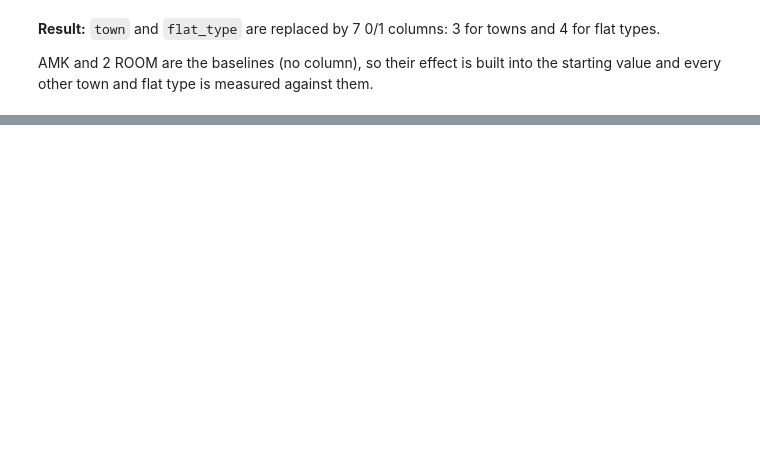
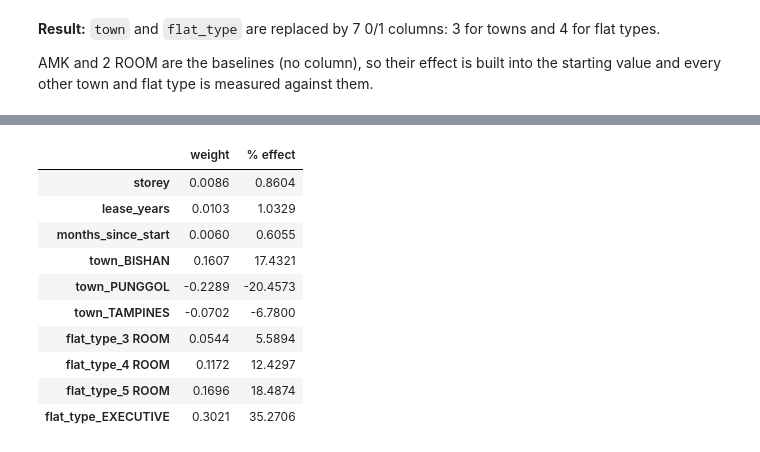
Before and after one commit to philbert-wong/WAD-G8-Group-7-project, a Jupyter notebook: prep/priceRegression.ipynb, the cells around one changed output, grey strips where cells are left out. Drawn from its saved outputs; the diff is of its cells as text; code cells hidden in the pictures; blank space fills up the shorter version.

```diff
--- a/prep/priceRegression.ipynb
+++ b/prep/priceRegression.ipynb
@@ -627,0 +705,14 @@ AMK and 2 ROOM are the baselines (no column), so their effect is built into the
+# %%
+#4. Train/Test Split
+
+#the 11 features
+FEATURES = ["storey", "lease_years", "months_since_start", "log_area"] + new_columns
+
+X = df[FEATURES]
+y = df["log_price"]
+
+X_train, X_test, y_train, y_test = train_test_split(X, y, test_size=0.2 , random_state=42)
+
+print("Features:", len(FEATURES))
+print("Train:", X_train.shape)
+print("Test: ", X_test.shape)
@@ -627,0 +745,10 @@ AMK and 2 ROOM are the baselines (no column), so their effect is built into the
+# %%
+#5. Fit the model on the training set only
+
+model = LinearRegression()
+model.fit(X_train, y_train)
+
+#the learnt numbers: 1 intercept + 11 weights (same order as FEATURES)
+print("Intercept:", round(model.intercept_, 3)) #model.intercept_ is the starting value the model learned
+weights = pd.Series(model.coef_, index=FEATURES) #pairs each number with its name
+weights.round(4)
@@ -627,0 +889,20 @@ AMK and 2 ROOM are the baselines (no column), so their effect is built into the
+# %%
+#7a. turn each weight into a % effect except log_area
+
+other_weights = weights.drop("log_area")
+pct_effect = (np.exp(other_weights) - 1) * 100
+
+effects = pd.DataFrame({"weight": other_weights, "% effect": pct_effect})
+effects.round(4)
+# %% [output]
+|  | weight | % effect |
+| storey | 0.0086 | 0.8604 |
+| lease_years | 0.0103 | 1.0329 |
+| months_since_start | 0.0060 | 0.6055 |
+| town_BISHAN | 0.1607 | 17.4321 |
+| town_PUNGGOL | -0.2289 | -20.4573 |
+| town_TAMPINES | -0.0702 | -6.7800 |
+| flat_type_3 ROOM | 0.0544 | 5.5894 |
+| flat_type_4 ROOM | 0.1172 | 12.4297 |
+| flat_type_5 ROOM | 0.1696 | 18.4874 |
+| flat_type_EXECUTIVE | 0.3021 | 35.2706 |
```
Also changed, not shown: parts of 31 cells of this notebook, 1 other file.
